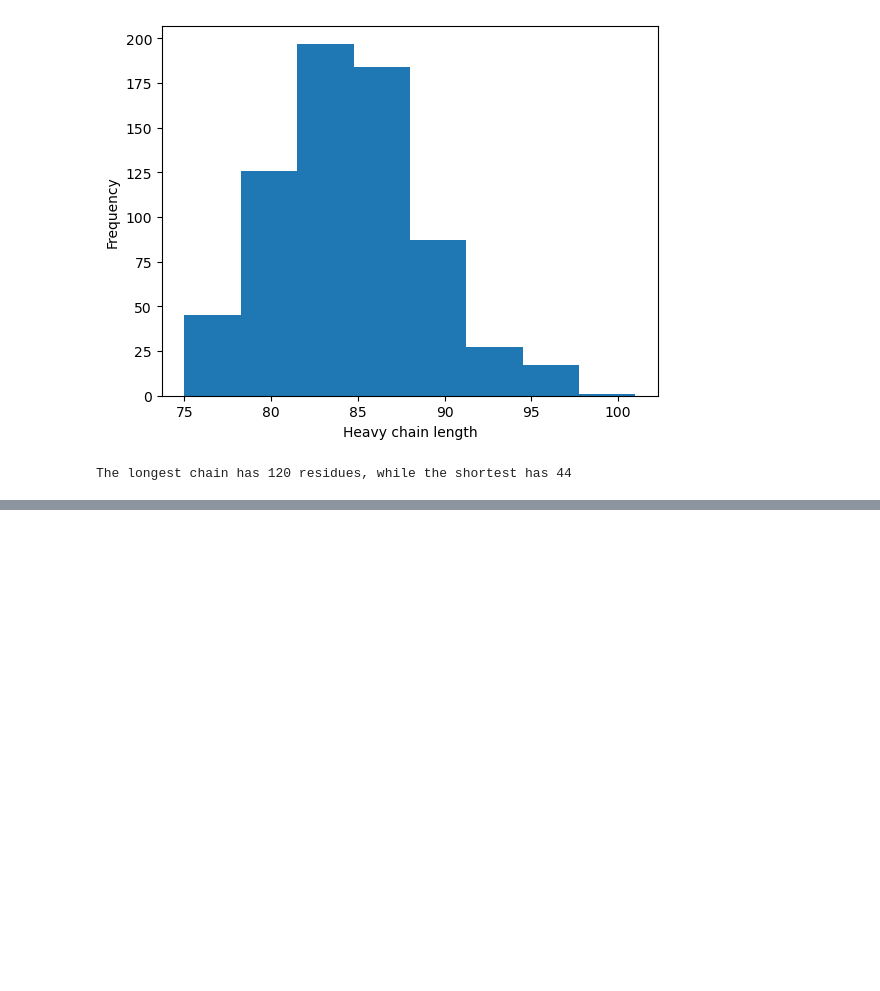
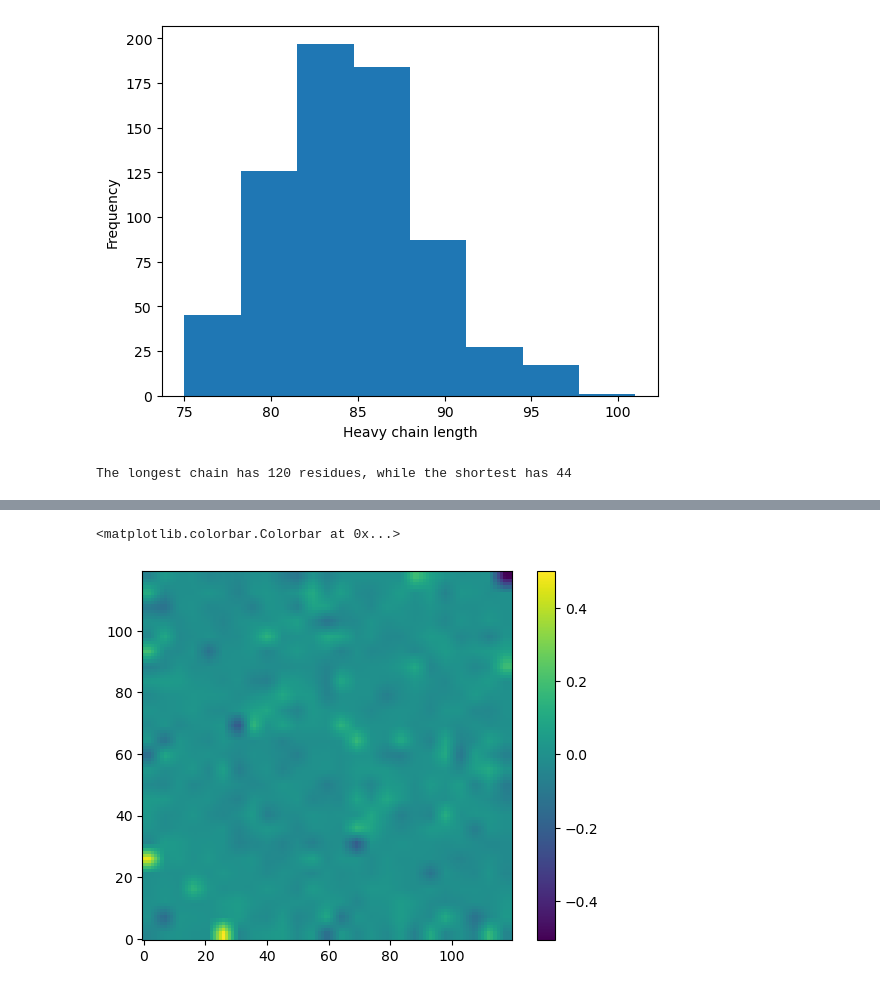
Before and after one commit to kevinmicha/ANTIPASTI, a Jupyter notebook: NMA CNN.ipynb, the cells around one changed output, grey strips where cells are left out. Drawn from its saved outputs; the diff is of its cells as text; code cells hidden in the pictures; blank space fills up the shorter version.

```diff
--- a/NMA CNN.ipynb
+++ b/NMA CNN.ipynb
@@ -467,6 +622,9 @@ img.sum()
 # %%
-plt.imshow(cv2.resize(img, dsize=(76, 76)), origin='lower')
+plt.imshow(cv2.resize(img, dsize=(120, 120)), origin='lower')
 plt.colorbar()
+# %% [output]
+<matplotlib.colorbar.Colorbar at 0x...>
+[figure, added]
 # %%
 #Arbitrary mask analysis
 test_mask = np.zeros((76,76))
```
Also changed, not shown: parts of 63 cells of this notebook.
